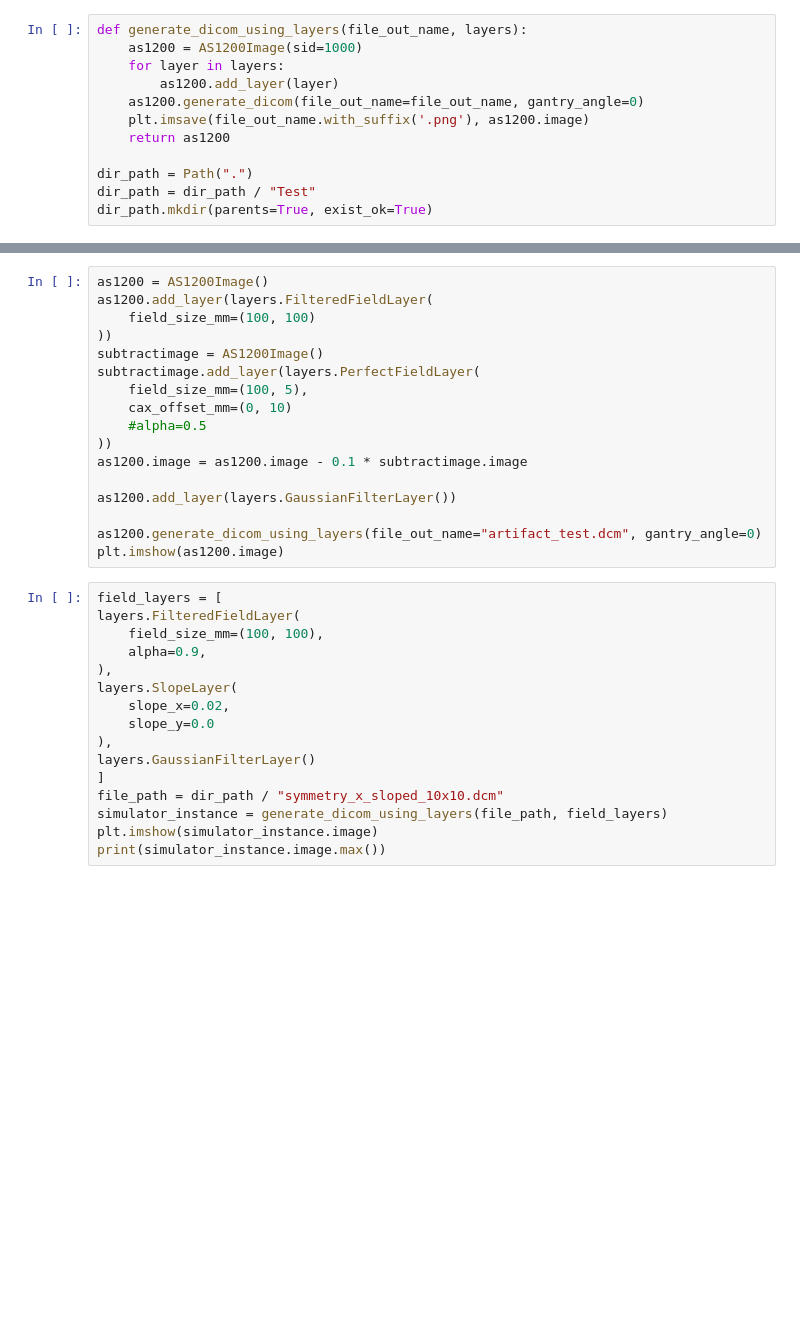
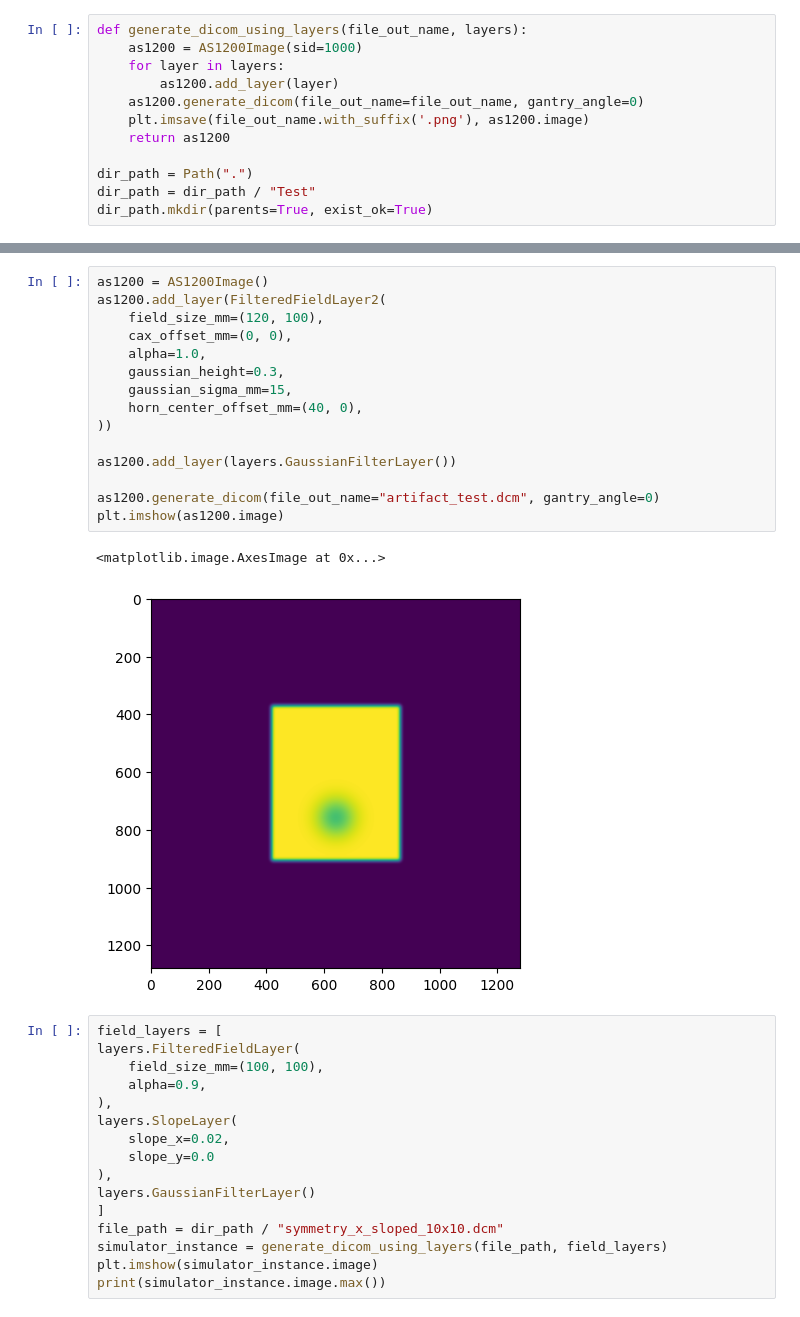
Before and after one commit to crcrewso/FauxPID, a Jupyter notebook: create_image.ipynb, the cells around one changed output, grey strips where cells are left out. Drawn from its saved outputs; the diff is of its cells as text; blank space fills up the shorter version.

```diff
--- a/create_image.ipynb
+++ b/create_image.ipynb
@@ -62,20 +73,21 @@ plt.imshow(as1200.image)
 # %%
 as1200 = AS1200Image()
-as1200.add_layer(layers.FilteredFieldLayer(
-    field_size_mm=(100, 100)
+as1200.add_layer(FilteredFieldLayer2(
+    field_size_mm=(120, 100),
+    cax_offset_mm=(0, 0),
+    alpha=1.0,
+    gaussian_height=0.3,
+    gaussian_sigma_mm=15,
+    horn_center_offset_mm=(40, 0),
 ))
-subtractimage = AS1200Image()
-subtractimage.add_layer(layers.PerfectFieldLayer(
-    field_size_mm=(100, 5),
-    cax_offset_mm=(0, 10)
-    #alpha=0.5
-))
-as1200.image = as1200.image - 0.1 * subtractimage.image
 
 as1200.add_layer(layers.GaussianFilterLayer())
 
-as1200.generate_dicom_using_layers(file_out_name="artifact_test.dcm", gantry_angle=0)
+as1200.generate_dicom(file_out_name="artifact_test.dcm", gantry_angle=0)
 plt.imshow(as1200.image)
+# %% [output]
+<matplotlib.image.AxesImage at 0x...>
+[figure, added]
 # %%
 field_layers = [
 layers.FilteredFieldLayer(
```
Also changed, not shown: parts of 4 cells of this notebook, 3 other files.
